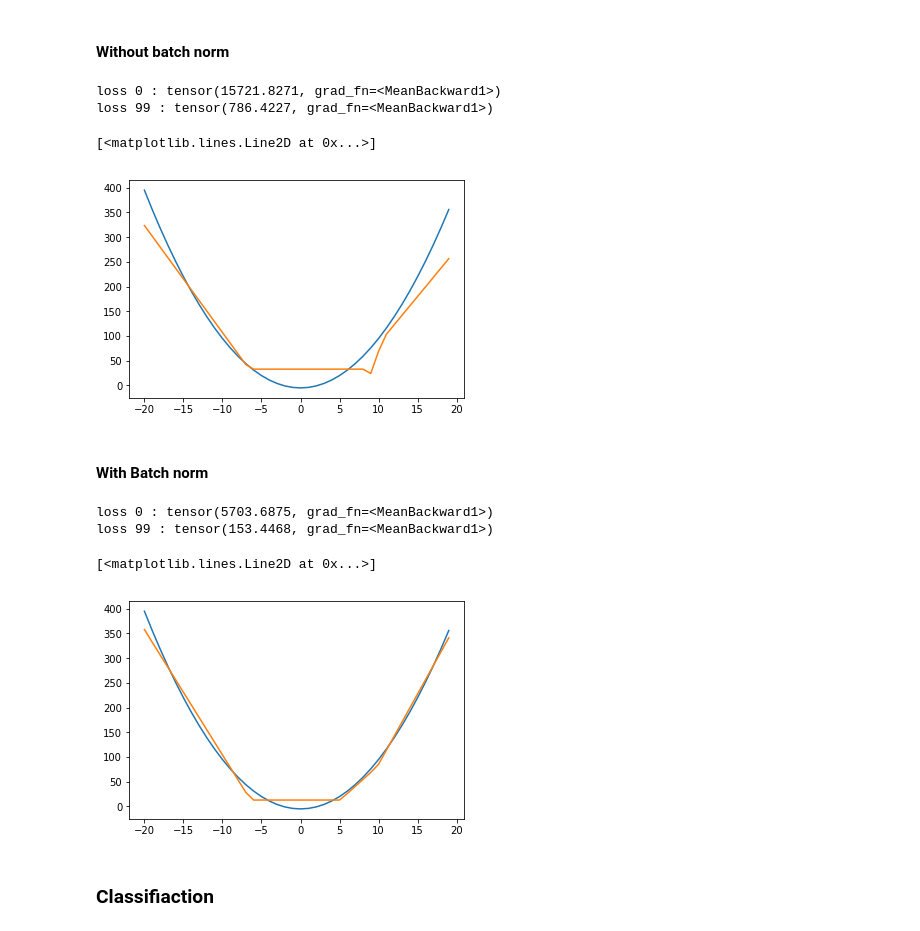
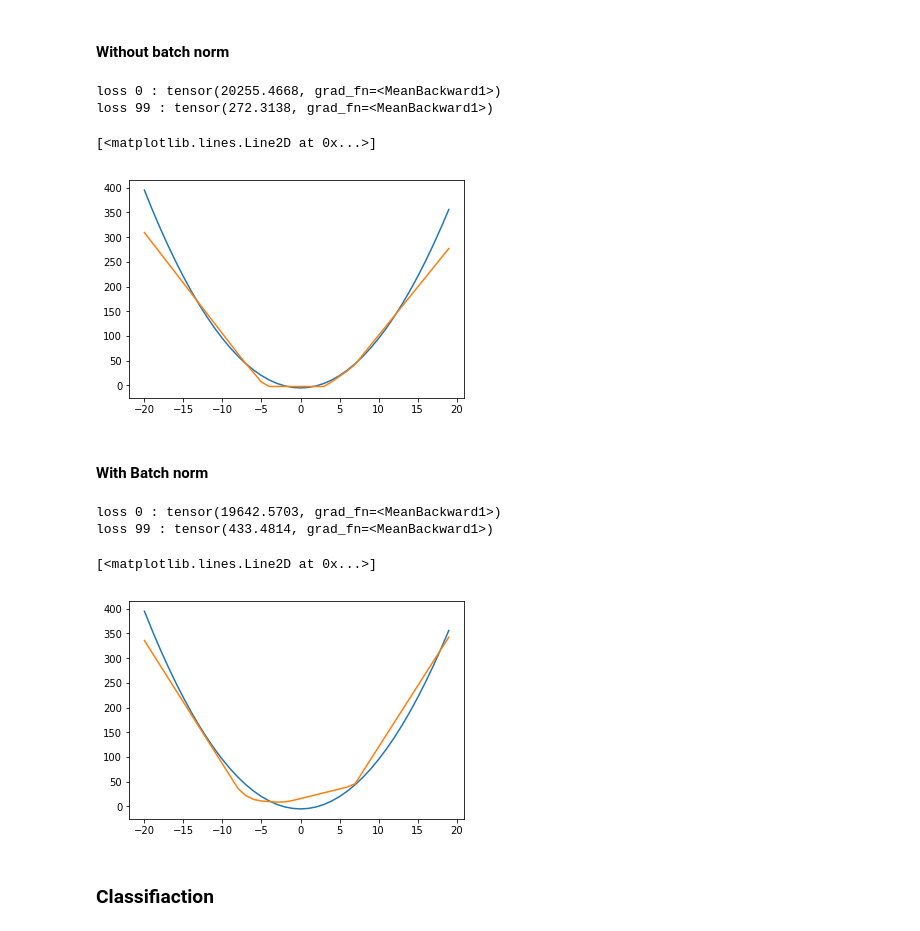
Before and after one commit to exitudio/neural-network-pytorch, a Jupyter notebook: PyTorch nn.ipynb, the cells around one changed output. Saved outputs shown, nothing was run; the diff lists cells and outputs as text; code cells hidden in the pictures.

```diff
--- a/PyTorch nn.ipynb
+++ b/PyTorch nn.ipynb
@@ -98,7 +98,7 @@ for i in range(6):
     w = nn._network[0]._weights[0, i].view(1,1)
     b = nn._network[0]._bias[0, i].view(1,1)
     z = input_tensor.mm(w) + b
-    a = nn._network[1].feed_forward(z)
+    a = nn._network[1].feed_forward(z, is_predict=False)
     plt.plot(input, a.data.numpy())
 nn._network[0]._weights
 # %% [output]
@@ -125,7 +125,7 @@ for i in range(100):
     input = rand_uniform(min, max, (200, 1))
     output = torch.pow(input, 2) - 5
 
-    predict = nn.train(input, output, l2, learning_rate=1)
+    predict = nn.train(input, output, l2, learning_rate=.1)
     if i%99 is 0:
         print(f'loss {i} :', predict['loss'])
 
@@ -139,43 +139,43 @@ output = output.numpy()
 plt.plot(input, output)
 plt.plot(input, output_predict)
 # %% [output]
-loss 0 : tensor(15721.8271, grad_fn=<MeanBackward1>)
-loss 99 : tensor(786.4227, grad_fn=<MeanBackward1>)
+loss 0 : tensor(20255.4668, grad_fn=<MeanBackward1>)
+loss 99 : tensor(272.3138, grad_fn=<MeanBackward1>)
 [<matplotlib.lines.Line2D at 0x...>]
-[figure, old version]
+[figure, new version]
 # %% [markdown]
 #### With Batch norm
 # %%
 nn = NeuralNetwork(optimizer=Adam(), initializer=GlorotUniform())
 
 nn.sequence(
     Dense(6), BatchNorm(), Relu(),
     Dense(1),
 )
 for i in range(100):
     min = np.random.uniform(-20, -10)
     max = np.random.uniform(10, 20)
     input = rand_uniform(min, max, (200, 1))
     output = torch.pow(input, 2) - 5
 
-    predict = nn.train(input, output, l2, learning_rate=1)
+    predict = nn.train(input, output, l2, learning_rate=.1)
     if i%99 is 0:
         print(f'loss {i} :', predict['loss'])
 
 input = torch.arange(-20,20).view(-1, 1).float()
 output = torch.pow(input, 2) - 5
 
 output_predict = nn.predict(input).data.numpy()
 input = input.numpy()
 output = output.numpy()
 
 plt.plot(input, output)
 plt.plot(input, output_predict)
 # %% [output]
-loss 0 : tensor(5703.6875, grad_fn=<MeanBackward1>)
-loss 99 : tensor(153.4468, grad_fn=<MeanBackward1>)
+loss 0 : tensor(19642.5703, grad_fn=<MeanBackward1>)
+loss 99 : tensor(433.4814, grad_fn=<MeanBackward1>)
 [<matplotlib.lines.Line2D at 0x...>]
-[figure, old version]
+[figure, new version]
 # %% [markdown]
 ### Classifiaction
 # %%
```
Also changed, not shown: parts of 4 cells of this notebook, 3 other files.
